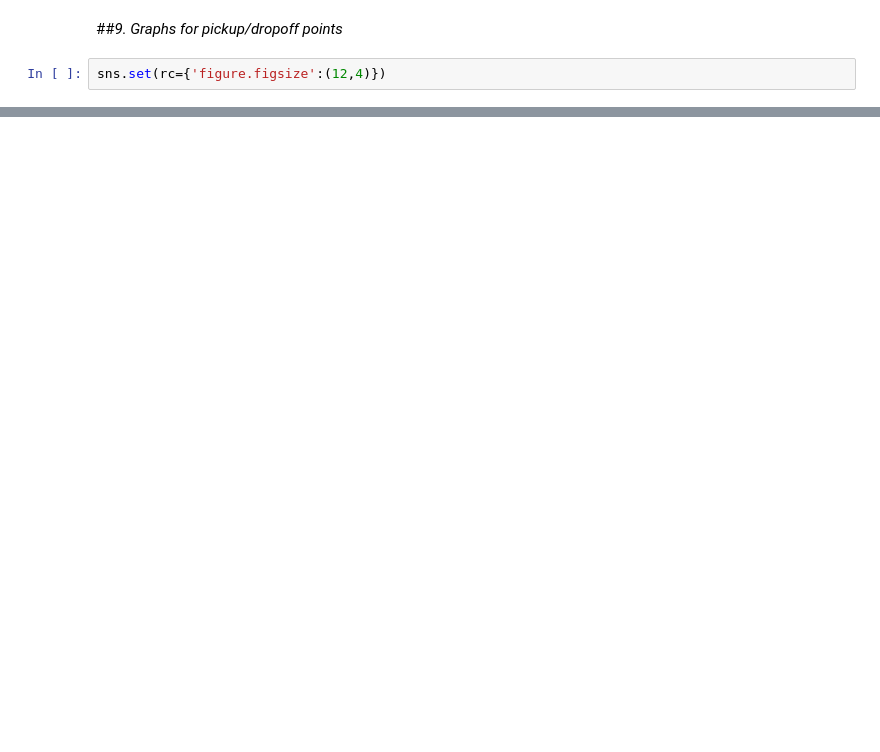
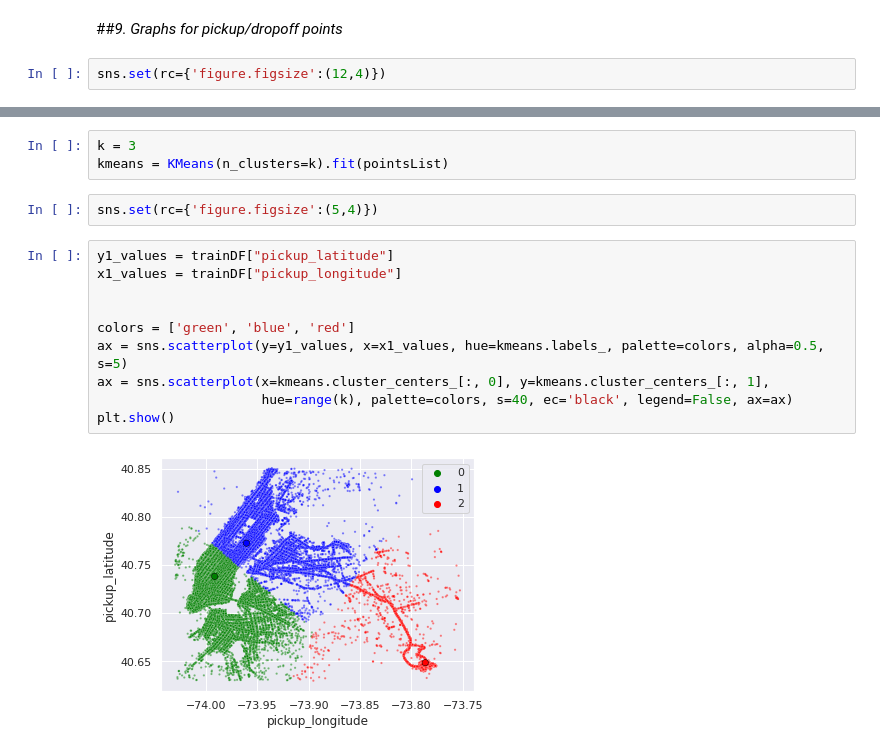
Before and after one commit to EliasEconomou/DataMining2-Travel-Time-Prediction, a Jupyter notebook: DataMining2_Travel_Time_Prediction.ipynb, the cells around one changed output, grey strips where cells are left out. Cells and saved outputs as stored; diff of their text form; blank space fills up the shorter version.

```diff
--- a/DataMining2_Travel_Time_Prediction.ipynb
+++ b/DataMining2_Travel_Time_Prediction.ipynb
@@ -719,0 +751,17 @@ dropoffPoints = sns.scatterplot(y=y2_values,
+# %%
+k = 3
+kmeans = KMeans(n_clusters=k).fit(pointsList)
+# %%
+sns.set(rc={'figure.figsize':(5,4)})
+# %%
+y1_values = trainDF["pickup_latitude"]
+x1_values = trainDF["pickup_longitude"]
+
+
+colors = ['green', 'blue', 'red']
+ax = sns.scatterplot(y=y1_values, x=x1_values, hue=kmeans.labels_, palette=colors, alpha=0.5, s=5)
+ax = sns.scatterplot(x=kmeans.cluster_centers_[:, 0], y=kmeans.cluster_centers_[:, 1],
+                     hue=range(k), palette=colors, s=40, ec='black', legend=False, ax=ax)
+plt.show()
+# %% [output]
+[figure, added]
```
Also changed, not shown: parts of 30 cells of this notebook.
